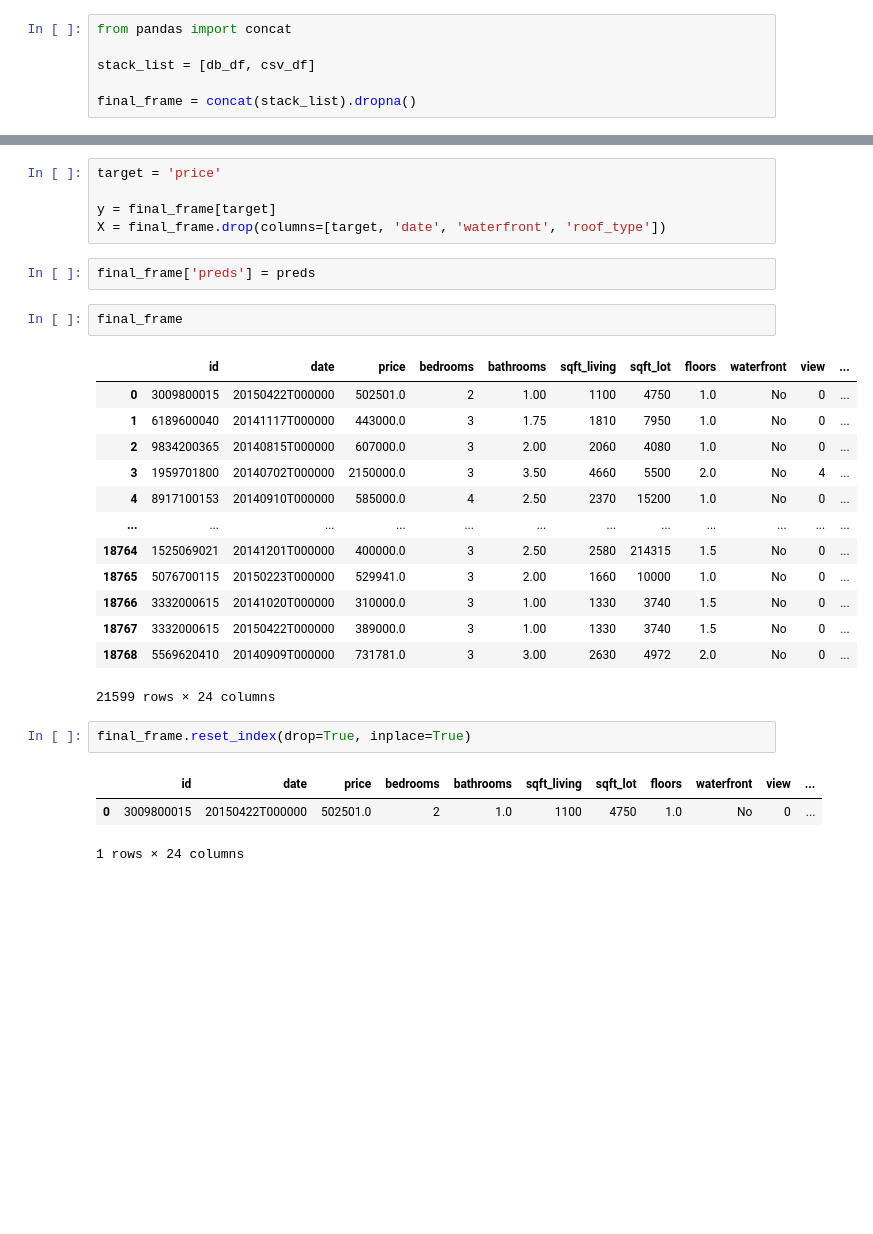
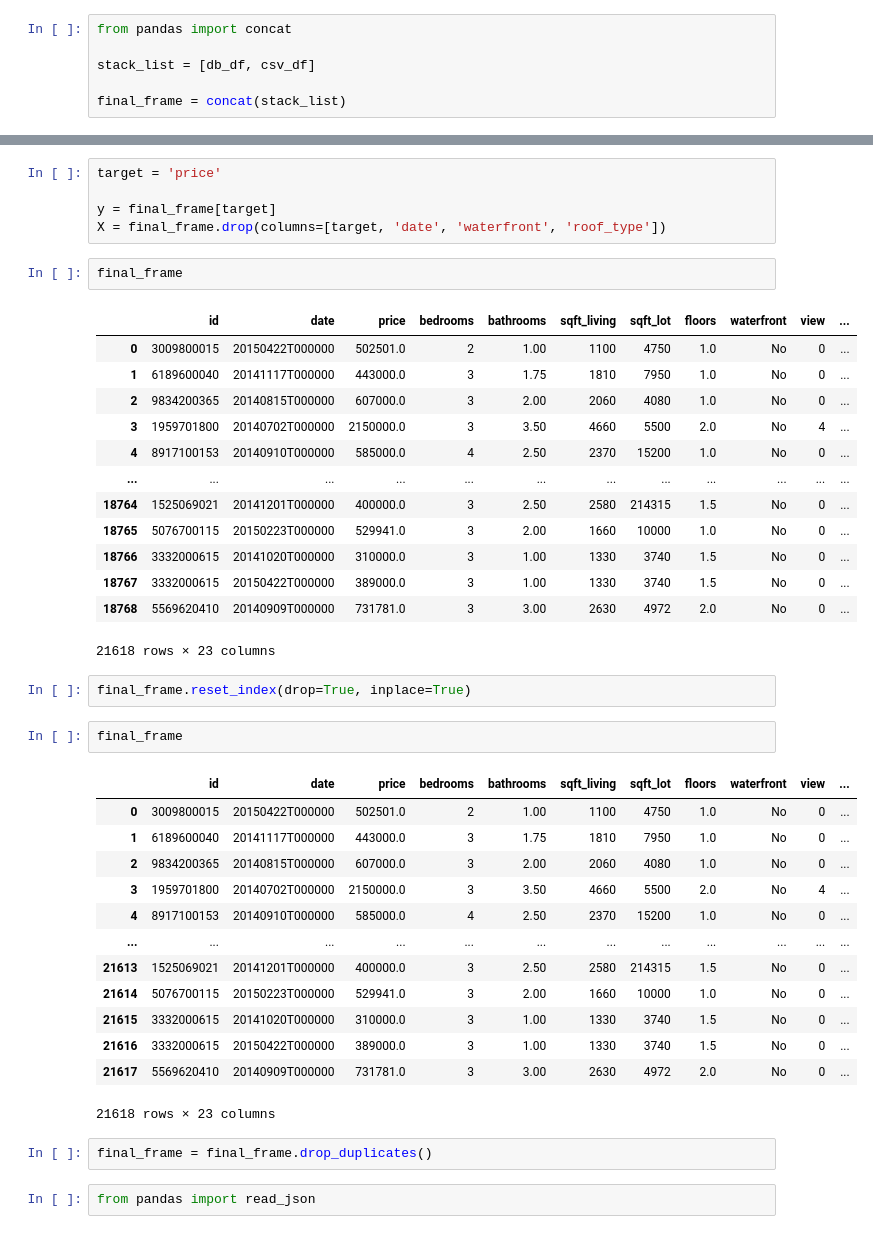
Before and after one commit to turnbullfordsdt/Main-DSDT-Example-Repo, a Jupyter notebook: Data Science/combining_datasets.ipynb, the cells around one changed output, grey strips where cells are left out. Saved outputs shown, nothing was run; the diff lists cells and outputs as text; blank space fills up the shorter version.

```diff
--- a/Data Science/combining_datasets.ipynb
+++ b/Data Science/combining_datasets.ipynb
@@ -47,7 +47,7 @@ from pandas import concat
 
 stack_list = [db_df, csv_df]
 
-final_frame = concat(stack_list).dropna()
+final_frame = concat(stack_list)
 # %%
 frame = final_frame['price']> 500000
 frame
@@ -87,8 +87,6 @@ target = 'price'
 
 y = final_frame[target]
 X = final_frame.drop(columns=[target, 'date', 'waterfront', 'roof_type'])
-# %%
-final_frame['preds'] = preds
 # %%
 final_frame
 # %% [output]
@@ -104,10 +102,26 @@ final_frame
 | 18766 | 3332000615 | 20141020T000000 | 310000.0 | 3 | 1.00 | 1330 | 3740 | 1.5 | No | 0 | ... |
 | 18767 | 3332000615 | 20150422T000000 | 389000.0 | 3 | 1.00 | 1330 | 3740 | 1.5 | No | 0 | ... |
 | 18768 | 5569620410 | 20140909T000000 | 731781.0 | 3 | 3.00 | 2630 | 4972 | 2.0 | No | 0 | ... |
-21599 rows × 24 columns
+21618 rows × 23 columns
 # %%
 final_frame.reset_index(drop=True, inplace=True)
-# %% [output]
-|  | id | date | price | bedrooms | bathrooms | sqft_living | sqft_lot | floors | waterfront | view | ... |
-| 0 | 3009800015 | 20150422T000000 | 502501.0 | 2 | 1.0 | 1100 | 4750 | 1.0 | No | 0 | ... |
-1 rows × 24 columns
+# %%
+final_frame
+# %% [output]
+|  | id | date | price | bedrooms | bathrooms | sqft_living | sqft_lot | floors | waterfront | view | ... |
+| 0 | 3009800015 | 20150422T000000 | 502501.0 | 2 | 1.00 | 1100 | 4750 | 1.0 | No | 0 | ... |
+| 1 | 6189600040 | 20141117T000000 | 443000.0 | 3 | 1.75 | 1810 | 7950 | 1.0 | No | 0 | ... |
+| 2 | 9834200365 | 20140815T000000 | 607000.0 | 3 | 2.00 | 2060 | 4080 | 1.0 | No | 0 | ... |
+| 3 | 1959701800 | 20140702T000000 | 2150000.0 | 3 | 3.50 | 4660 | 5500 | 2.0 | No | 4 | ... |
+| 4 | 8917100153 | 20140910T000000 | 585000.0 | 4 | 2.50 | 2370 | 15200 | 1.0 | No | 0 | ... |
+| ... | ... | ... | ... | ... | ... | ... | ... | ... | ... | ... | ... |
+| 21613 | 1525069021 | 20141201T000000 | 400000.0 | 3 | 2.50 | 2580 | 214315 | 1.5 | No | 0 | ... |
+| 21614 | 5076700115 | 20150223T000000 | 529941.0 | 3 | 2.00 | 1660 | 10000 | 1.0 | No | 0 | ... |
+| 21615 | 3332000615 | 20141020T000000 | 310000.0 | 3 | 1.00 | 1330 | 3740 | 1.5 | No | 0 | ... |
+| 21616 | 3332000615 | 20150422T000000 | 389000.0 | 3 | 1.00 | 1330 | 3740 | 1.5 | No | 0 | ... |
+| 21617 | 5569620410 | 20140909T000000 | 731781.0 | 3 | 3.00 | 2630 | 4972 | 2.0 | No | 0 | ... |
+21618 rows × 23 columns
+# %%
+final_frame = final_frame.drop_duplicates()
+# %%
+from pandas import read_json
```
Also changed, not shown: parts of 10 cells of this notebook, 1 other file.
